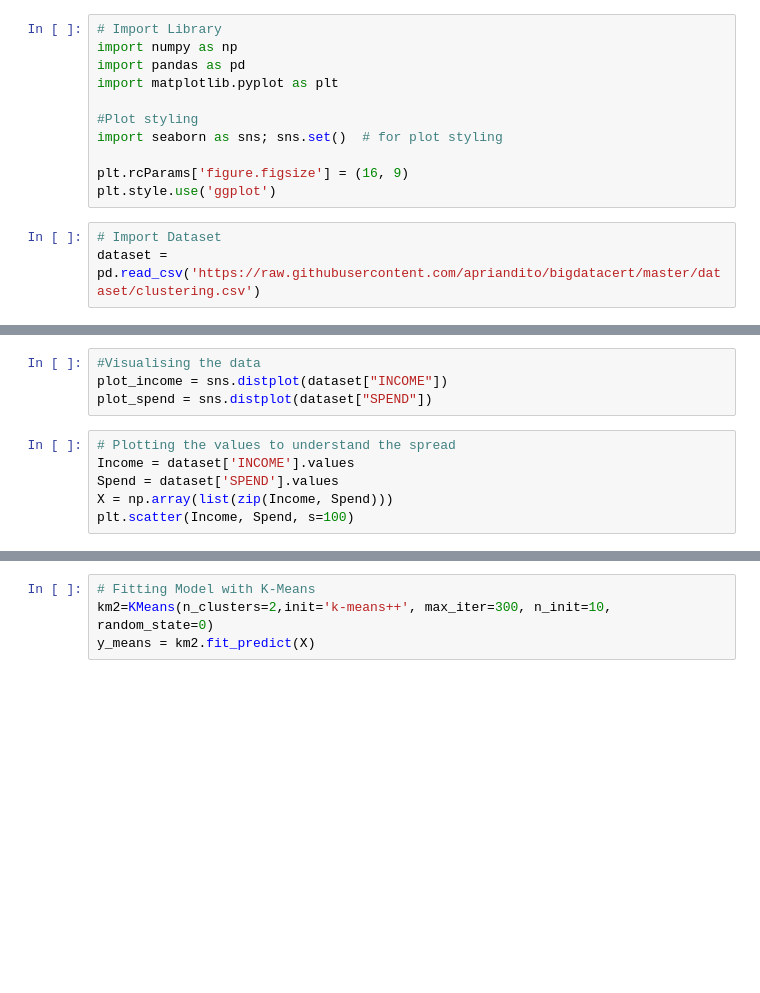
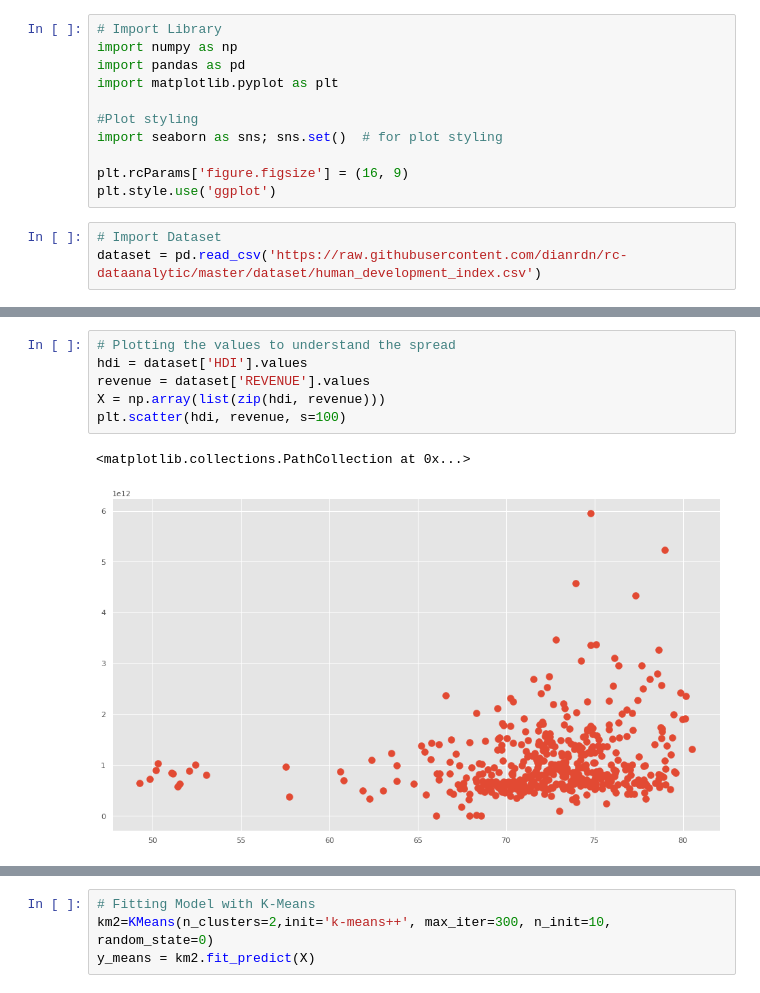
Before and after one commit to dianrdn/rc-dataanalytic, a Jupyter notebook: Machine_Learning_(Supervised_&_Unsupervised_Learning).ipynb, the cells around one changed output, grey strips where cells are left out. Cells and saved outputs as stored; diff of their text form; blank space fills up the shorter version.

```diff
--- a/Machine_Learning_(Supervised_&_Unsupervised_Learning).ipynb
+++ b/Machine_Learning_(Supervised_&_Unsupervised_Learning).ipynb
@@ -385,7 +402,7 @@ plt.rcParams['figure.figsize'] = (16, 9)
 plt.style.use('ggplot')
 # %%
 # Import Dataset
-dataset = pd.read_csv('https://raw.githubusercontent.com/apriandito/bigdatacert/master/dataset/clustering.csv')
+dataset = pd.read_csv('https://raw.githubusercontent.com/dianrdn/rc-dataanalytic/master/dataset/human_development_index.csv')
 # %%
 # Show 10 Rows of Dataset
 dataset.head(10)
@@ -398,13 +433,12 @@ dataset.describe().transpose()
-# %%
-#Visualising the data
-plot_income = sns.distplot(dataset["INCOME"])
-plot_spend = sns.distplot(dataset["SPEND"])
 # %%
 # Plotting the values to understand the spread
-Income = dataset['INCOME'].values
-Spend = dataset['SPEND'].values
-X = np.array(list(zip(Income, Spend)))
-plt.scatter(Income, Spend, s=100)
+hdi = dataset['HDI'].values
+revenue = dataset['REVENUE'].values
+X = np.array(list(zip(hdi, revenue)))
+plt.scatter(hdi, revenue, s=100)
+# %% [output]
+<matplotlib.collections.PathCollection at 0x...>
+[figure, added]
 # %%
 #Elbow
 from sklearn.cluster import KMeans
```
Also changed, not shown: parts of 11 cells of this notebook.
